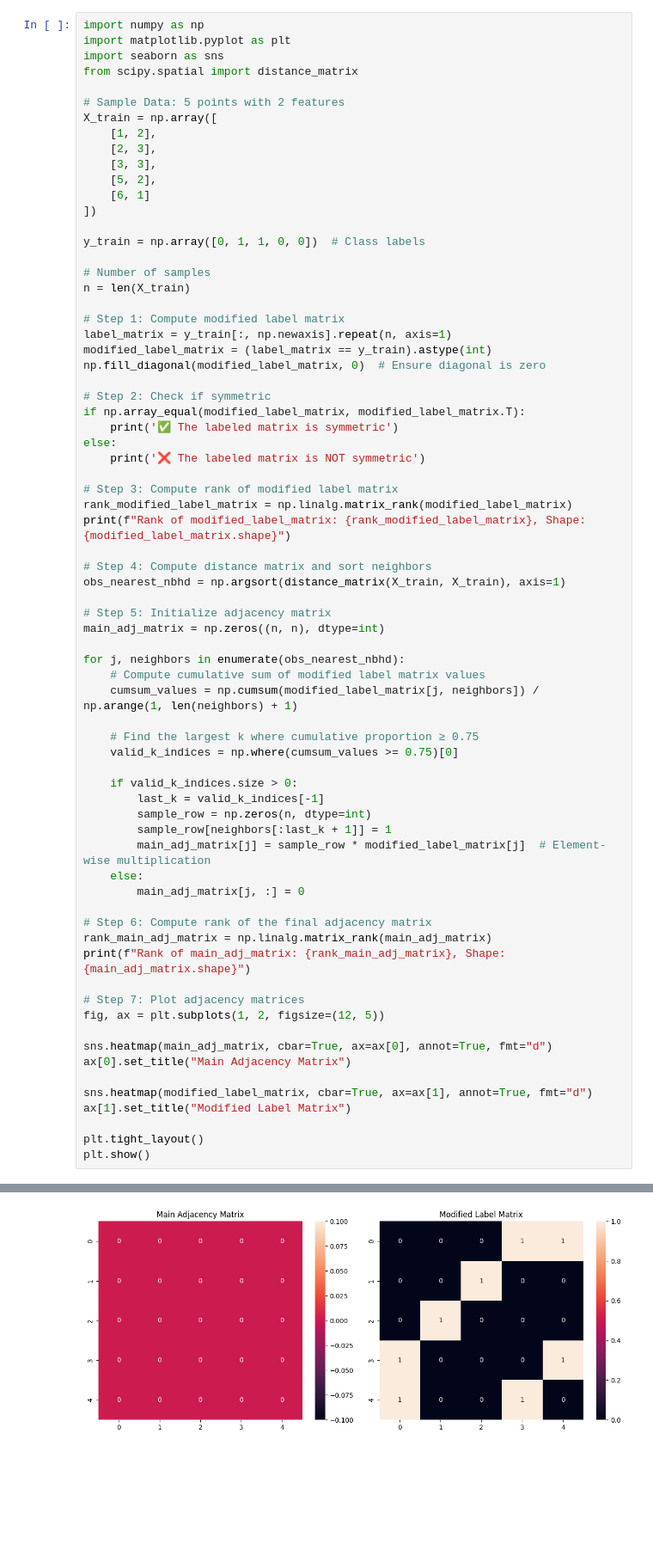
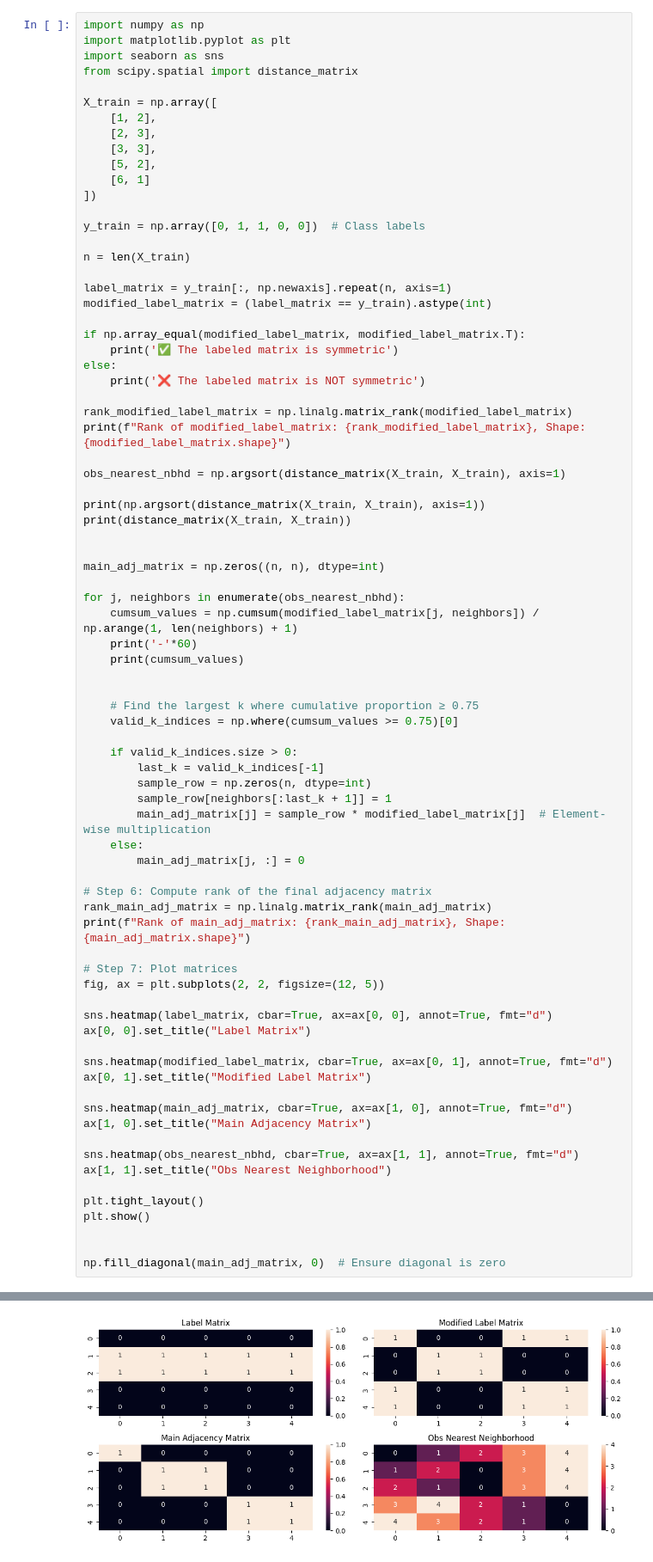
Before and after one commit to alibagheribardi/Erdos_Project, a Jupyter notebook: Graph_ID.ipynb, the cells around one changed output, grey strips where cells are left out. Shown at 86% size. Saved outputs shown, nothing was run; the diff lists cells and outputs as text; blank space fills up the shorter version.

```diff
--- a/Graph_ID.ipynb
+++ b/Graph_ID.ipynb
@@ -384,7 +409,6 @@ import matplotlib.pyplot as plt
 import seaborn as sns
 from scipy.spatial import distance_matrix
 
-# Sample Data: 5 points with 2 features
 X_train = np.array([
     [1, 2],
     [2, 3],
@@ -395,33 +419,32 @@ X_train = np.array([
 
 y_train = np.array([0, 1, 1, 0, 0])  # Class labels
 
-# Number of samples
 n = len(X_train)
 
-# Step 1: Compute modified label matrix
 label_matrix = y_train[:, np.newaxis].repeat(n, axis=1)
 modified_label_matrix = (label_matrix == y_train).astype(int)
-np.fill_diagonal(modified_label_matrix, 0)  # Ensure diagonal is zero
 
-# Step 2: Check if symmetric
 if np.array_equal(modified_label_matrix, modified_label_matrix.T):
     print('✅ The labeled matrix is symmetric')
 else:
     print('❌ The labeled matrix is NOT symmetric')
 
-# Step 3: Compute rank of modified label matrix
 rank_modified_label_matrix = np.linalg.matrix_rank(modified_label_matrix)
 print(f"Rank of modified_label_matrix: {rank_modified_label_matrix}, Shape: {modified_label_matrix.shape}")
 
-# Step 4: Compute distance matrix and sort neighbors
 obs_nearest_nbhd = np.argsort(distance_matrix(X_train, X_train), axis=1)
 
-# Step 5: Initialize adjacency matrix
+print(np.argsort(distance_matrix(X_train, X_train), axis=1))
+print(distance_matrix(X_train, X_train))
+
+
 main_adj_matrix = np.zeros((n, n), dtype=int)
 
 for j, neighbors in enumerate(obs_nearest_nbhd):
-    # Compute cumulative sum of modified label matrix values
     cumsum_values = np.cumsum(modified_label_matrix[j, neighbors]) / np.arange(1, len(neighbors) + 1)
+    print('-'*60)
+    print(cumsum_values)
+
 
     # Find the largest k where cumulative proportion ≥ 0.75
     valid_k_indices = np.where(cumsum_values >= 0.75)[0]
@@ -438,16 +461,25 @@ for j, neighbors in enumerate(obs_nearest_nbhd):
 rank_main_adj_matrix = np.linalg.matrix_rank(main_adj_matrix)
 print(f"Rank of main_adj_matrix: {rank_main_adj_matrix}, Shape: {main_adj_matrix.shape}")
 
-# Step 7: Plot adjacency matrices
-fig, ax = plt.subplots(1, 2, figsize=(12, 5))
+# Step 7: Plot matrices
+fig, ax = plt.subplots(2, 2, figsize=(12, 5))
 
-sns.heatmap(main_adj_matrix, cbar=True, ax=ax[0], annot=True, fmt="d")
-ax[0].set_title("Main Adjacency Matrix")
+sns.heatmap(label_matrix, cbar=True, ax=ax[0, 0], annot=True, fmt="d")
+ax[0, 0].set_title("Label Matrix")
 
-sns.heatmap(modified_label_matrix, cbar=True, ax=ax[1], annot=True, fmt="d")
-ax[1].set_title("Modified Label Matrix")
+sns.heatmap(modified_label_matrix, cbar=True, ax=ax[0, 1], annot=True, fmt="d")
+ax[0, 1].set_title("Modified Label Matrix")
+
+sns.heatmap(main_adj_matrix, cbar=True, ax=ax[1, 0], annot=True, fmt="d")
+ax[1, 0].set_title("Main Adjacency Matrix")
+
+sns.heatmap(obs_nearest_nbhd, cbar=True, ax=ax[1, 1], annot=True, fmt="d")
+ax[1, 1].set_title("Obs Nearest Neighborhood")
 
 plt.tight_layout()
 plt.show()
+
+
+np.fill_diagonal(main_adj_matrix, 0)  # Ensure diagonal is zero
 # %% [output]
 ✅ The labeled matrix is symmetric
@@ -456 +502 @@ Rank of main_adj_matrix: 0, Shape: (5, 5)
-[figure, old version]
+[figure, new version]
```
Also changed, not shown: parts of 3 cells of this notebook.
